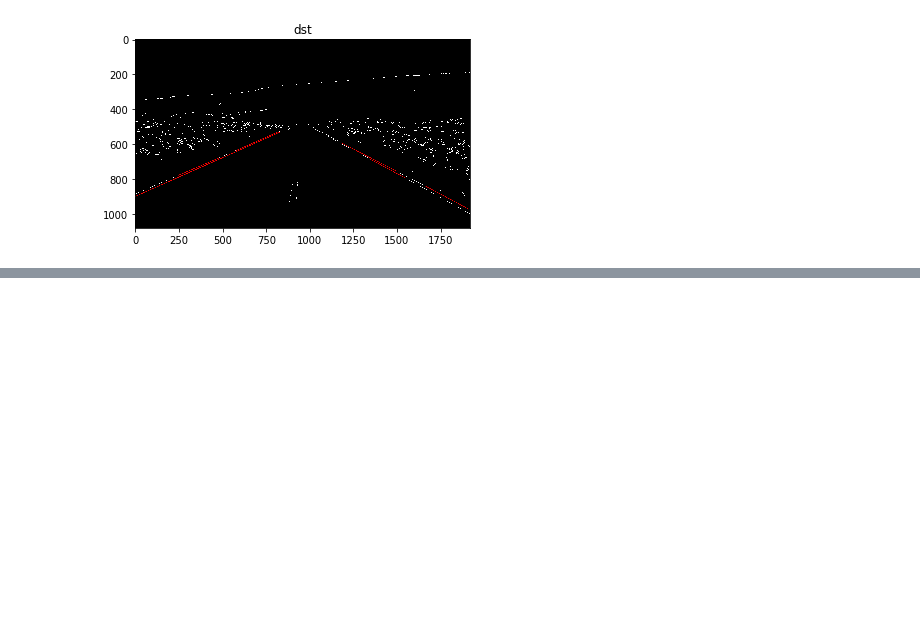
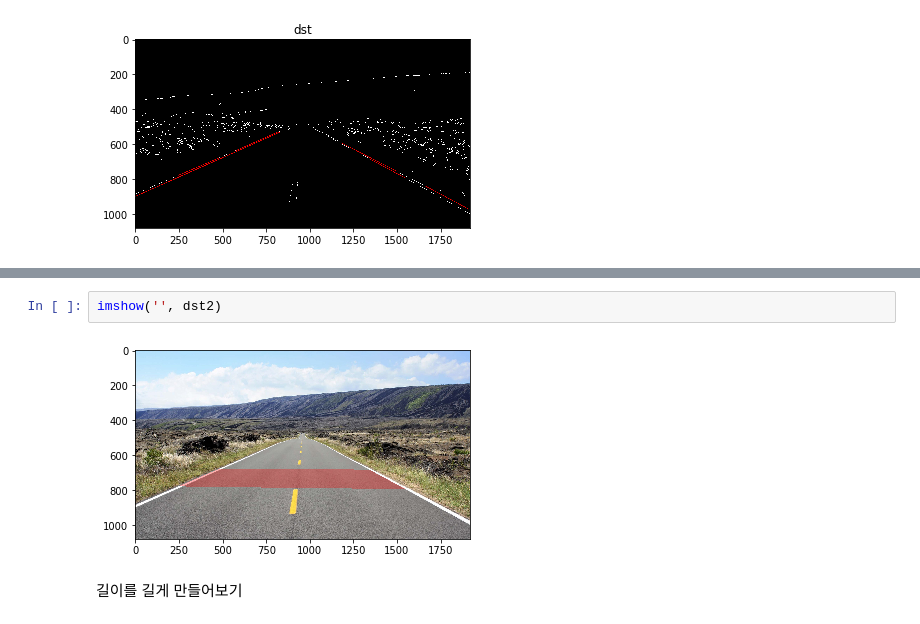
Before and after one commit to loftmain/opencv_project, a Jupyter notebook: vision_day1.ipynb, the cells around one changed output, grey strips where cells are left out. Drawn from its saved outputs; the diff is of its cells as text; blank space fills up the shorter version.

```diff
--- a/vision_day1.ipynb
+++ b/vision_day1.ipynb
@@ -390,0 +515,6 @@ imshow('dst', dst)
+# %%
+imshow('', dst2)
+# %% [output]
+[figure, added]
+# %% [markdown]
+길이를 길게 만들어보기
```
Also changed, not shown: parts of 12 cells of this notebook, 1 other file.
